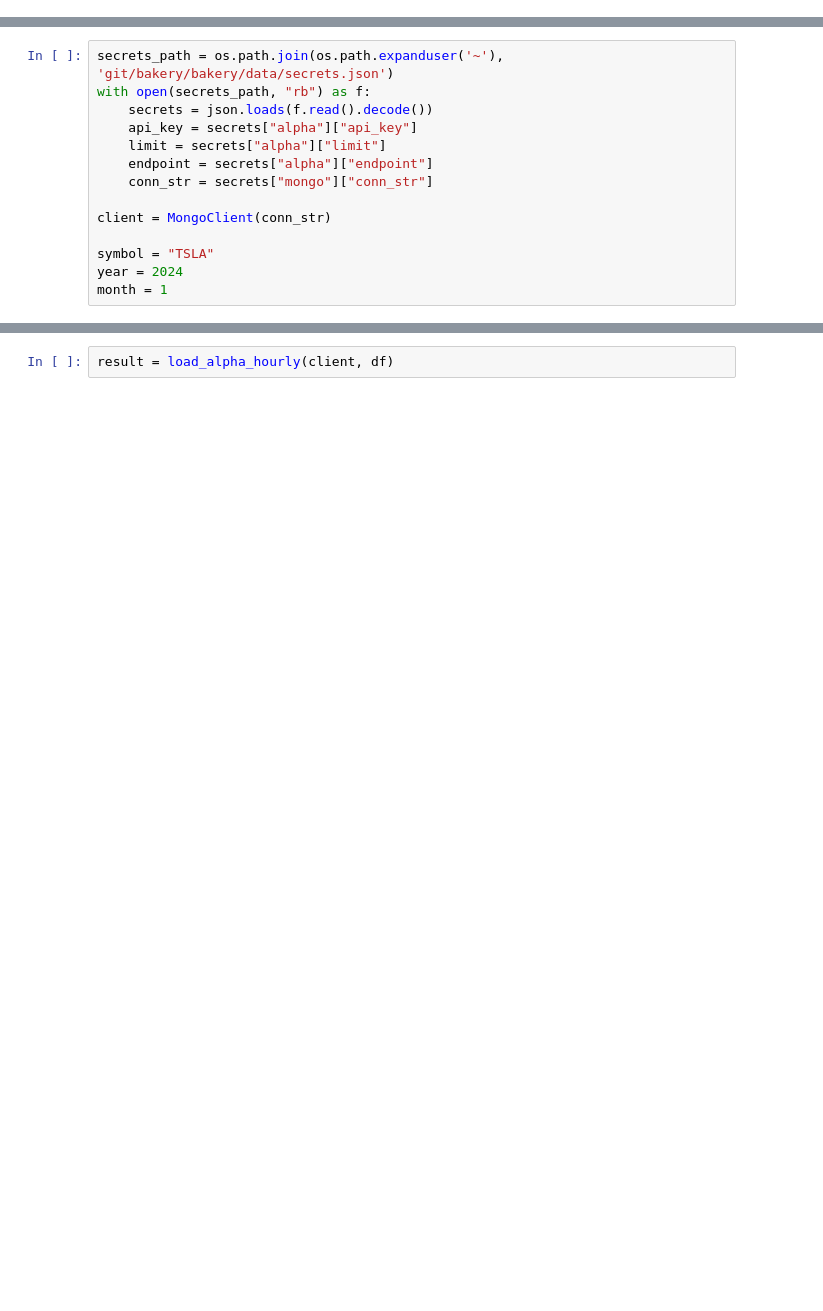
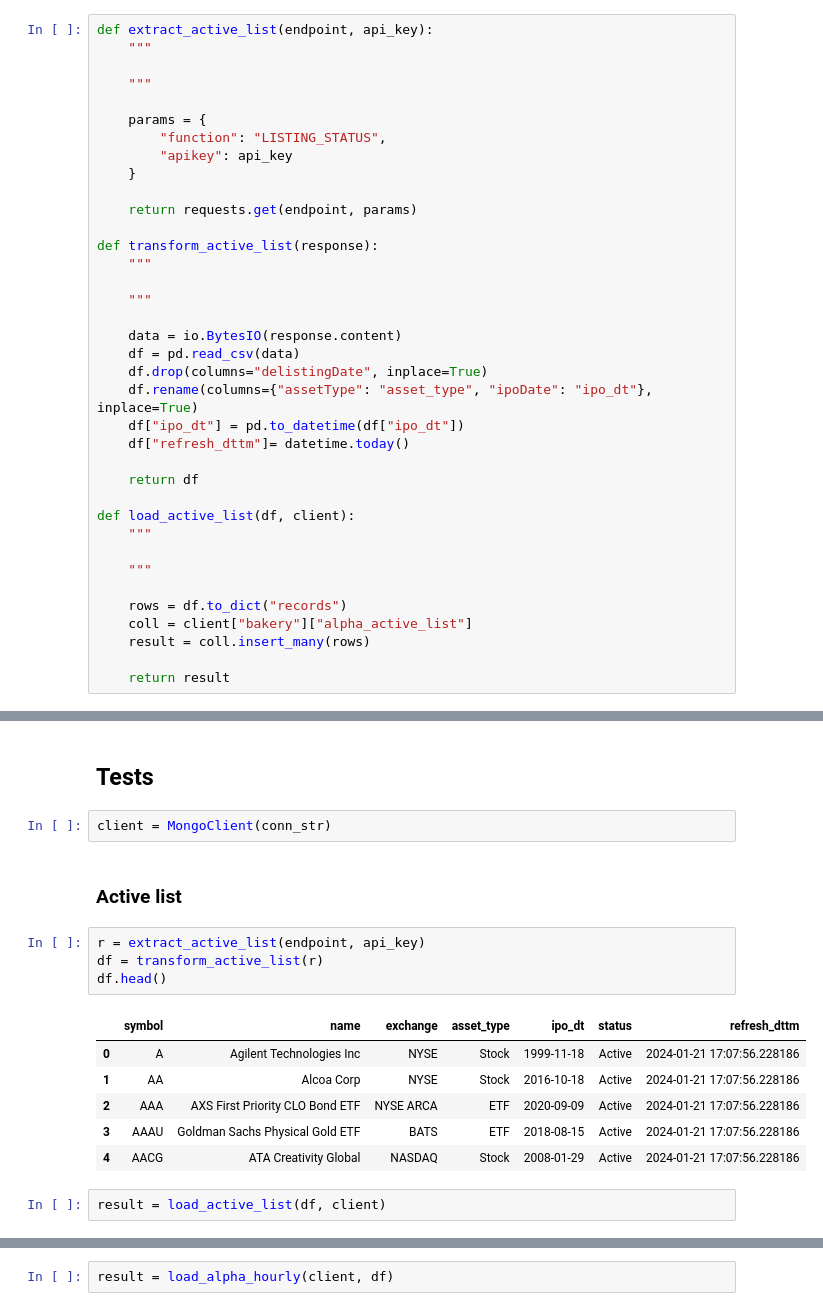
Before and after one commit to MarkEidsaune/bakery, a Jupyter notebook: bakery/data/alpha.ipynb, the cells around one changed output, grey strips where cells are left out. Drawn from its saved outputs; the diff is of its cells as text; blank space fills up the shorter version.

```diff
--- a/bakery/data/alpha.ipynb
+++ b/bakery/data/alpha.ipynb
@@ -8,0 +289,37 @@ from pymongo import MongoClient
+# %%
+def extract_active_list(endpoint, api_key):
+    """
+
+    """
+
+    params = {
+        "function": "LISTING_STATUS",
+        "apikey": api_key
+    }
+
+    return requests.get(endpoint, params)
+
+def transform_active_list(response):
+    """
+
+    """
+
+    data = io.BytesIO(response.content)
+    df = pd.read_csv(data)
+    df.drop(columns="delistingDate", inplace=True)
+    df.rename(columns={"assetType": "asset_type", "ipoDate": "ipo_dt"}, inplace=True)
+    df["ipo_dt"] = pd.to_datetime(df["ipo_dt"])
+    df["refresh_dttm"]= datetime.today()
+
+    return df
+
+def load_active_list(df, client):
+    """
+
+    """
+
+    rows = df.to_dict("records")
+    coll = client["bakery"]["alpha_active_list"]
+    result = coll.insert_many(rows)
+
+    return result
@@ -52,17 +440,22 @@ def load_alpha_hourly(client, df):
     result = coll.insert_many(rows)
 
     return result
-# %%
-secrets_path = os.path.join(os.path.expanduser('~'), 'git/bakery/bakery/data/secrets.json')
-with open(secrets_path, "rb") as f:
-    secrets = json.loads(f.read().decode())
-    api_key = secrets["alpha"]["api_key"]
-    limit = secrets["alpha"]["limit"]
-    endpoint = secrets["alpha"]["endpoint"]
-    conn_str = secrets["mongo"]["conn_str"]
-
-client = MongoClient(conn_str)
-
-symbol = "TSLA"
-year = 2024
-month = 1
+# %% [markdown]
+## Tests
+# %%
+client = MongoClient(conn_str)
+# %% [markdown]
+### Active list
+# %%
+r = extract_active_list(endpoint, api_key)
+df = transform_active_list(r)
+df.head()
+# %% [output]
+|  | symbol | name | exchange | asset_type | ipo_dt | status | refresh_dttm |
+| 0 | A | Agilent Technologies Inc | NYSE | Stock | 1999-11-18 | Active | 2024-01-21 17:07:56.228186 |
+| 1 | AA | Alcoa Corp | NYSE | Stock | 2016-10-18 | Active | 2024-01-21 17:07:56.228186 |
+| 2 | AAA | AXS First Priority CLO Bond ETF | NYSE ARCA | ETF | 2020-09-09 | Active | 2024-01-21 17:07:56.228186 |
+| 3 | AAAU | Goldman Sachs Physical Gold ETF | BATS | ETF | 2018-08-15 | Active | 2024-01-21 17:07:56.228186 |
+| 4 | AACG | ATA Creativity Global | NASDAQ | Stock | 2008-01-29 | Active | 2024-01-21 17:07:56.228186 |
+# %%
+result = load_active_list(df, client)
```
Also changed, not shown: parts of 40 cells of this notebook, 6 other files.
